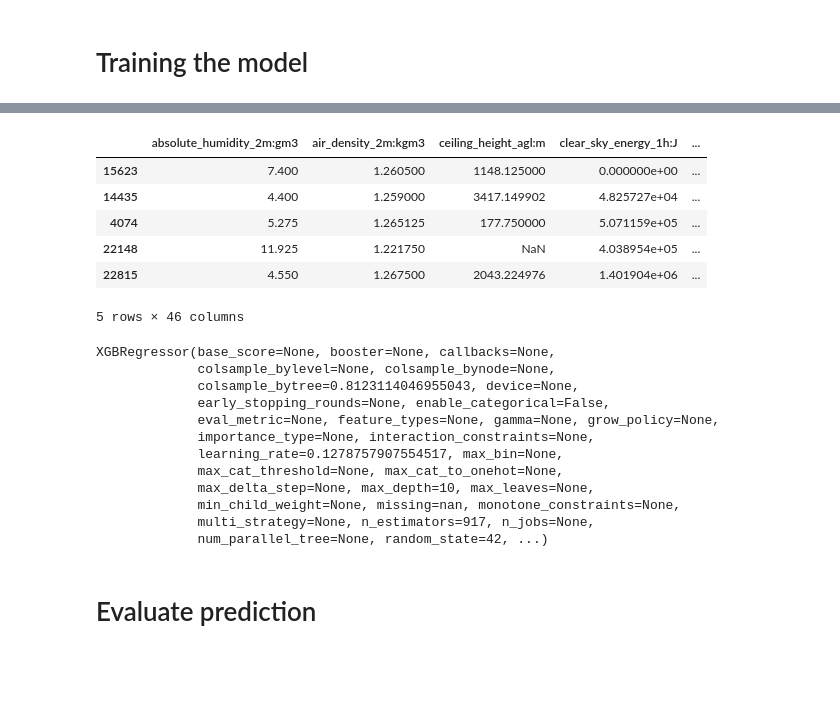
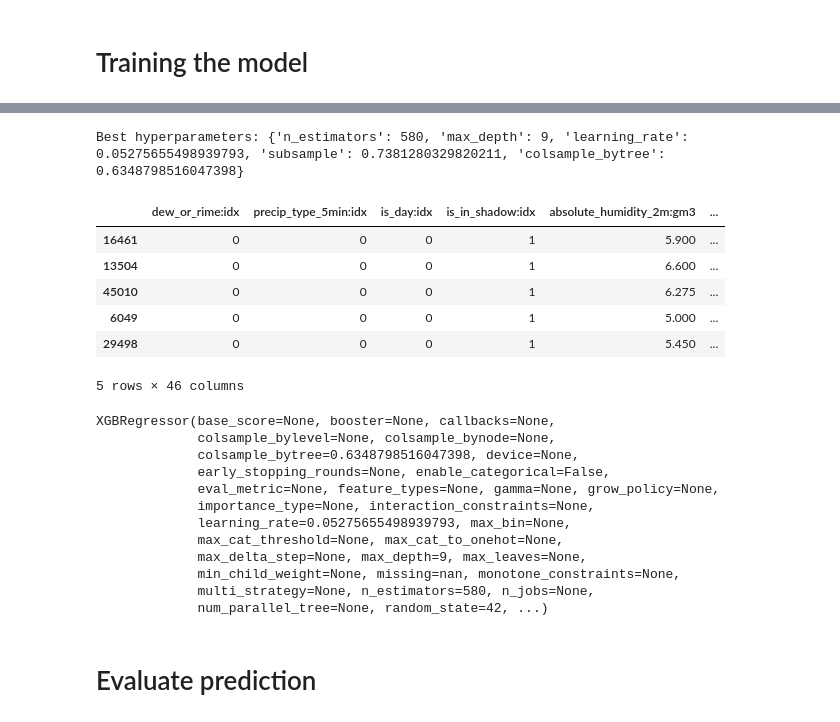
Before and after one commit to olejacobmellgren/solar-panel-energy-ml, a Jupyter notebook: model_notebooks/xgboost_combined.ipynb, the cells around one changed output, grey strips where cells are left out. Saved outputs shown, nothing was run; the diff lists cells and outputs as text; code cells hidden in the pictures; blank space fills up the shorter version.

```diff
--- a/model_notebooks/xgboost_combined.ipynb
+++ b/model_notebooks/xgboost_combined.ipynb
@@ -63,16 +167,16 @@ import data_func.date_forecast as DTF
 import data_func.combine_all_frames as CAF
 import data_func.one_hot_encoding as OHE
 
-for i in range(len(X_frames_train)):
-    X_frames_train[i] = DTS.append_seasonal_columns(X_frames_train[i])
-    X_frames_train[i] = DTF.date_forecast_columns(X_frames_train[i])
-    # X_frames_train[i].drop(columns=['absolute_humidity_2m:gm3'], inplace=True)
-    # X_frames_train[i].drop(columns=['air_density_2m:kgm3'], inplace=True)
-    # X_frames_train[i]['ceiling_height_agl:m'] = X_frames_train[i]['ceiling_height_agl:m'].fillna(0)
-    # X_frames_train[i]['cloud_base_agl:m'] = X_frames_train[i]['cloud_base_agl:m'].fillna(100000)
+for i in range(len(X_train)):
+    X_train[i] = DTS.append_seasonal_columns(X_train[i])
+    X_train[i] = DTF.date_forecast_columns(X_train[i])
+    # X_train[i].drop(columns=['absolute_humidity_2m:gm3'], inplace=True)
+    # X_train[i].drop(columns=['air_density_2m:kgm3'], inplace=True)
+    # X_train[i]['ceiling_height_agl:m'] = X_train[i]['ceiling_height_agl:m'].fillna(0)
+    # X_train[i]['cloud_base_agl:m'] = X_train[i]['cloud_base_agl:m'].fillna(100000)
 
-X_frames_train_pd = CAF.combine_all_frames(X_frames_train)
-X_frames_train_pd = OHE.one_hot_encode(X_frames_train_pd, ["location"])
+X_train_pd = CAF.combine_all_frames(X_train)
+X_train_pd = OHE.one_hot_encode(X_train_pd, ["location"])
 
 for i in range(len(X_frames_test)):
     X_frames_test[i] = DTS.append_seasonal_columns(X_frames_test[i])
@@ -82,7 +186,7 @@ X_frames_test_pd = CAF.combine_all_frames(X_frames_test)
 X_frames_test_pd = OHE.one_hot_encode(X_frames_test_pd, ["location"])
 
 # Y_frames_train_pd = CAF.combine_all_frames(Y_frames_train)
-Y_frames_train_pd = pd.concat(Y_frames_train, ignore_index=True)
+Y_frames_train_pd = pd.concat(Y_train, ignore_index=True)
 
 # print(X_frames_train[0]['ceiling_height_agl:m'].isnull().sum())
 X_frames_test_pd.head()
@@ -111,7 +215,7 @@ def columnsToDrop(df):
     df = df.drop(columns=columns_to_drop)
     return df
 X_frames_test_pd = columnsToDrop(X_frames_test_pd)
-X_frames_train_pd = columnsToDrop(X_frames_train_pd)
+X_train_pd = columnsToDrop(X_train_pd)
 # %% [markdown]
 # Training the model
 # %%
@@ -119,7 +223,7 @@ import optuna
 
 # Split the data into training and validation sets
 
-x_train_a, x_val_a, y_train_a, y_val_a = train_test_split(X_frames_train_pd, Y_frames_train_pd, test_size=0.17, random_state=42)
+x_train_a, x_val_a, y_train_a, y_val_a = train_test_split(X_train_pd, Y_frames_train_pd, test_size=0.17, random_state=42)
 # x_train_b, x_val_b, y_train_b, y_val_b = train_test_split(X_frames_train[1], Y_frames_train[1], test_size=0.17, random_state=42)
 # x_train_c, x_val_c, y_train_c, y_val_c = train_test_split(X_frames_train[2], Y_frames_train[2], test_size=0.17, random_state=42)
 
@@ -133,23 +237,23 @@ def objective(trial):
         'colsample_bytree': trial.suggest_float('colsample_bytree', 0.5, 1),
     }
 
-  model_c = xgb.XGBRegressor(**params) # Change to model to optimize
-  model_c.fit(x_train_a, y_train_a)
+  model_a = xgb.XGBRegressor(**params) # Change to model to optimize
+  model_a.fit(x_train_a, y_train_a)
 
   # Make predictions on the validation set
-  y_pred = model_c.predict(x_val_a)
+  y_pred = model_a.predict(x_val_a)
 
   # Calculate the Mean Squared Error (MSE) as the metric to optimize
   mse = mean_squared_error(y_val_a, y_pred)
 
   return mse
 
-#study = optuna.create_study(direction='minimize')
-#study.optimize(objective, n_trials=30)
+# study = optuna.create_study(direction='minimize')
+# study.optimize(objective, n_trials=30)
 
-#best = study.best_params
-# Print the best hyperparameters found
-#print("Best hyperparameters:", best)
+# best = study.best_params
+# #Print the best hyperparameters found
+# print("Best hyperparameters:", best)
 
 # Use params from hyperparameter tuning using optuna
 # params_a = {'random_state': 42, 'n_estimators': 980, 'max_depth': 9, 'learning_rate': 0.029035565559484028, 'subsample': 0.8393121619033767, 'colsample_bytree': 0.7589542758688459}
@@ -168,28 +289,29 @@ x_train_a.head()
+Best hyperparameters: {'n_estimators': 580, 'max_depth': 9, 'learning_rate': 0.05275655498939793, 'subsample': 0.7381280329820211, 'colsample_bytree': 0.6348798516047398}
-|  | absolute_humidity_2m:gm3 | air_density_2m:kgm3 | ceiling_height_agl:m | clear_sky_energy_1h:J | ... |
-| 15623 | 7.400 | 1.260500 | 1148.125000 | 0.000000e+00 | ... |
-| 14435 | 4.400 | 1.259000 | 3417.149902 | 4.825727e+04 | ... |
-| 4074 | 5.275 | 1.265125 | 177.750000 | 5.071159e+05 | ... |
-| 22148 | 11.925 | 1.221750 | NaN | 4.038954e+05 | ... |
-| 22815 | 4.550 | 1.267500 | 2043.224976 | 1.401904e+06 | ... |
+|  | dew_or_rime:idx | precip_type_5min:idx | is_day:idx | is_in_shadow:idx | absolute_humidity_2m:gm3 | ... |
+| 16461 | 0 | 0 | 0 | 1 | 5.900 | ... |
+| 13504 | 0 | 0 | 0 | 1 | 6.600 | ... |
+| 45010 | 0 | 0 | 0 | 1 | 6.275 | ... |
+| 6049 | 0 | 0 | 0 | 1 | 5.000 | ... |
+| 29498 | 0 | 0 | 0 | 1 | 5.450 | ... |
-5 rows × 46 columns
+5 rows × 46 columns
 # %%
 
-params_combined = {'n_estimators': 917, 'max_depth': 10, 'learning_rate': 0.1278757907554517, 'subsample': 0.8955820144088287, 'colsample_bytree': 0.8123114046955043, "random_state":42}
+params_combined = {'random_state': 42, 'n_estimators': 580, 'max_depth': 9, 'learning_rate': 0.05275655498939793, 'subsample': 0.7381280329820211, 'colsample_bytree': 0.6348798516047398}
 model = xgb.XGBRegressor(**params_combined)
 
 model.fit(x_train_a, y_train_a)
 # %% [output]
 XGBRegressor(base_score=None, booster=None, callbacks=None,
              colsample_bylevel=None, colsample_bynode=None,
-             colsample_bytree=0.8123114046955043, device=None,
+             colsample_bytree=0.6348798516047398, device=None,
              early_stopping_rounds=None, enable_categorical=False,
              eval_metric=None, feature_types=None, gamma=None, grow_policy=None,
              importance_type=None, interaction_constraints=None,
-             learning_rate=0.1278757907554517, max_bin=None,
+             learning_rate=0.05275655498939793, max_bin=None,
              max_cat_threshold=None, max_cat_to_onehot=None,
-             max_delta_step=None, max_depth=10, max_leaves=None,
+             max_delta_step=None, max_depth=9, max_leaves=None,
              min_child_weight=None, missing=nan, monotone_constraints=None,
-             multi_strategy=None, n_estimators=917, n_jobs=None,
+             multi_strategy=None, n_estimators=580, n_jobs=None,
              num_parallel_tree=None, random_state=42, ...)
 # %% [markdown]
 # Evaluate prediction
```
Also changed, not shown: parts of 7 cells of this notebook, 1 other file.
